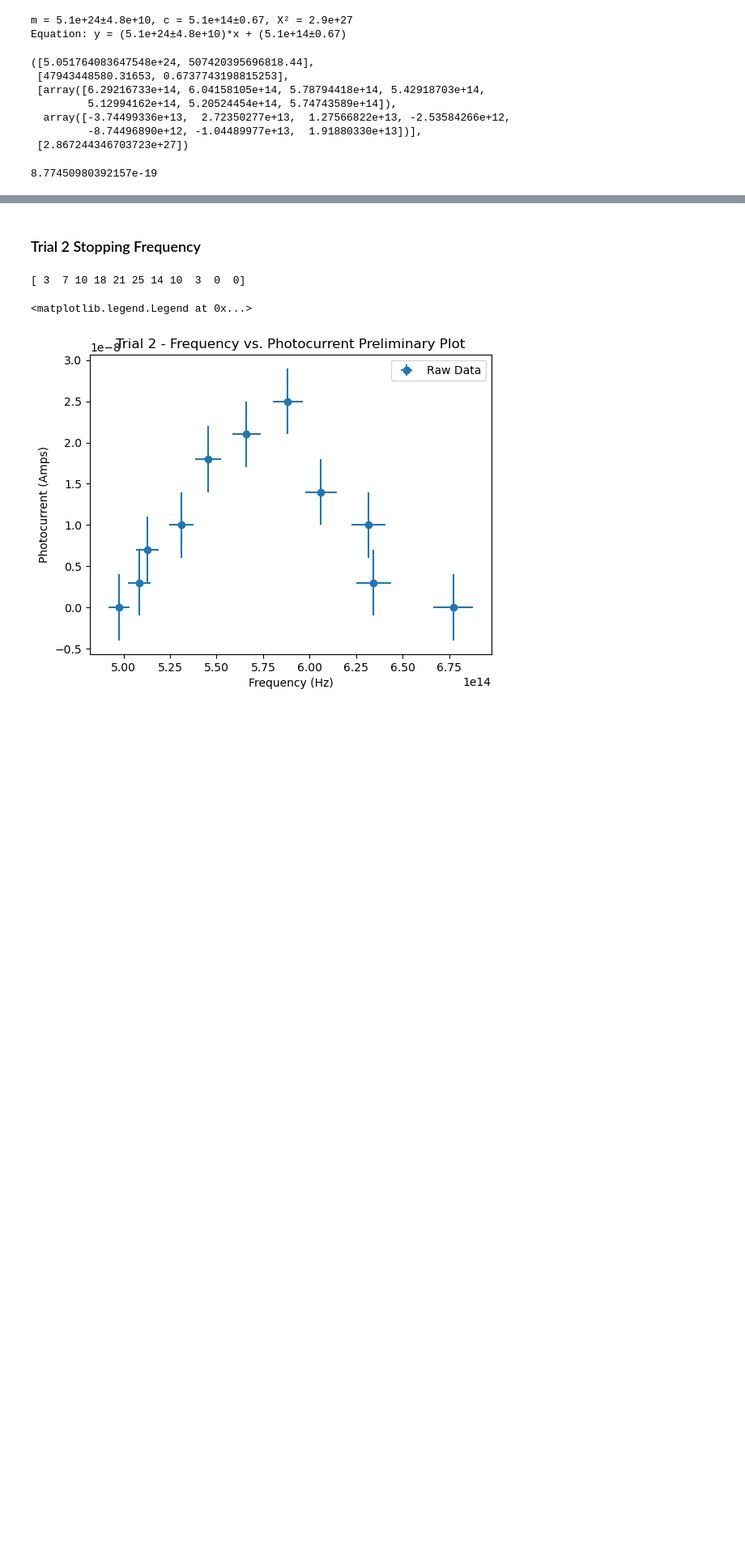
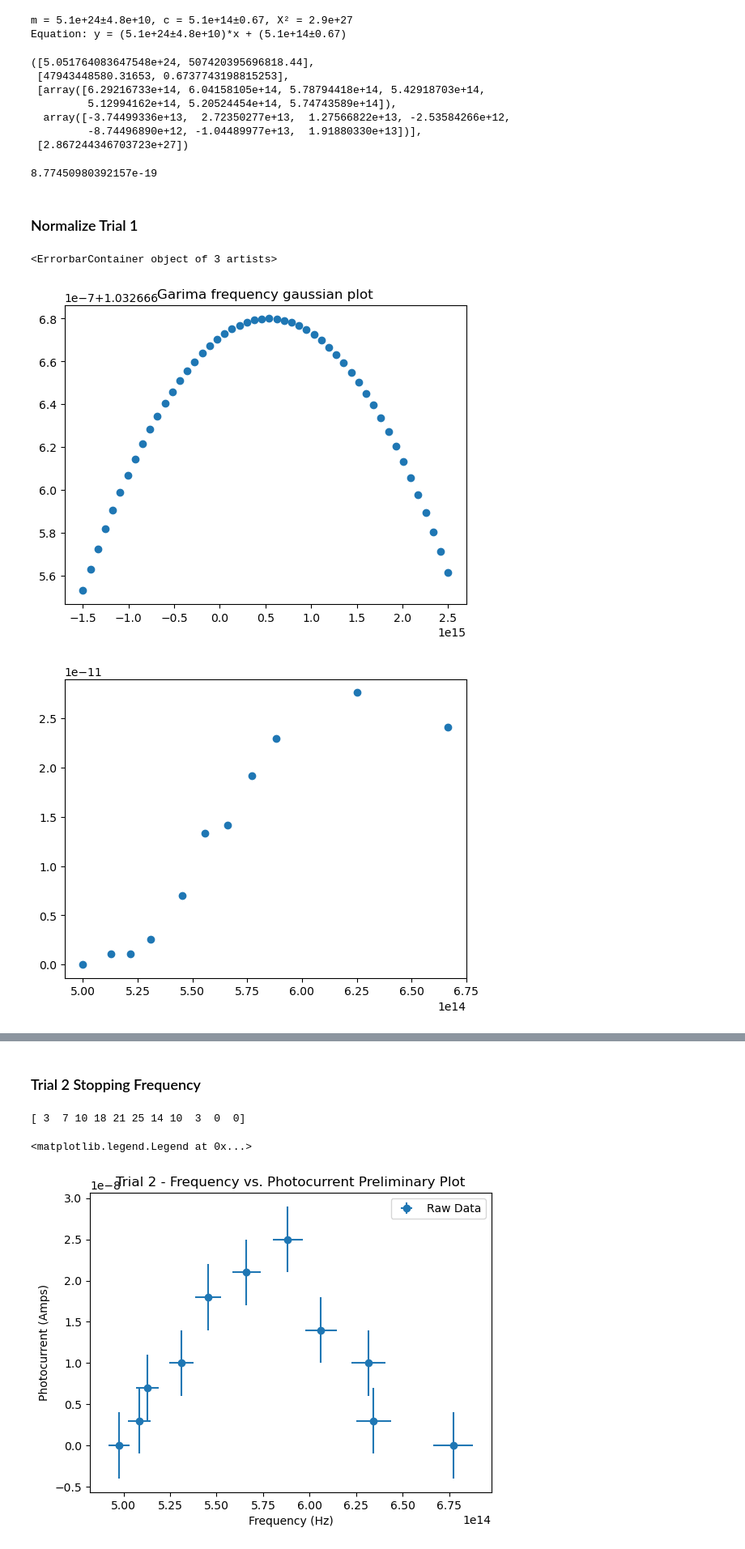
Before and after one commit to AyushmaanAggarwal/Physics-5CL-Capstone-Project, a Jupyter notebook: Cutoff Frequency.ipynb, the cells around one changed output, grey strips where cells are left out. Shown at 81% size. Cells and saved outputs as stored; diff of their text form; code cells hidden in the pictures; blank space fills up the shorter version.

```diff
--- a/Cutoff Frequency.ipynb
+++ b/Cutoff Frequency.ipynb
@@ -110,2 +95,31 @@ Equation: y = (5.1e+24±4.8e+10)*x + (5.1e+14±0.67)
 # %% [output]
 8.77450980392157e-19
+# %% [markdown]
+### Normalize Trial 1
+# %%
+##use linear fit, then analyze fit after normalizing with garima's model.
+
+#frequency parameters = [1.03266668, 5.34959567e14, 4.10344728e18]
+
+#Garima Gaussian model in frequency space
+def gaussian(x, a, b, c):
+
+    return a*np.exp((-1*np.subtract(x,b)**2)/(2*c**2))
+
+a = 1.03266668
+b= 5.34959567e14
+c= 4.10344728e18
+
+x=np.linspace(-15e14,25e14)
+plt.figure()
+plt.title("Garima frequency gaussian plot")
+plt.plot(x, gaussian(x, a, b, c), 'o')
+
+#Normalize trial 1 data
+photocurrent_normalized = np.divide(photocurrent, calibration_model(wave))
+plt.figure()
+plt.errorbar(y=photocurrent_normalized, x=freq[0], fmt='o')
+# %% [output]
+<ErrorbarContainer object of 3 artists>
+[figure, added]
+[figure, added]
```
Also changed, not shown: parts of 8 cells of this notebook.
